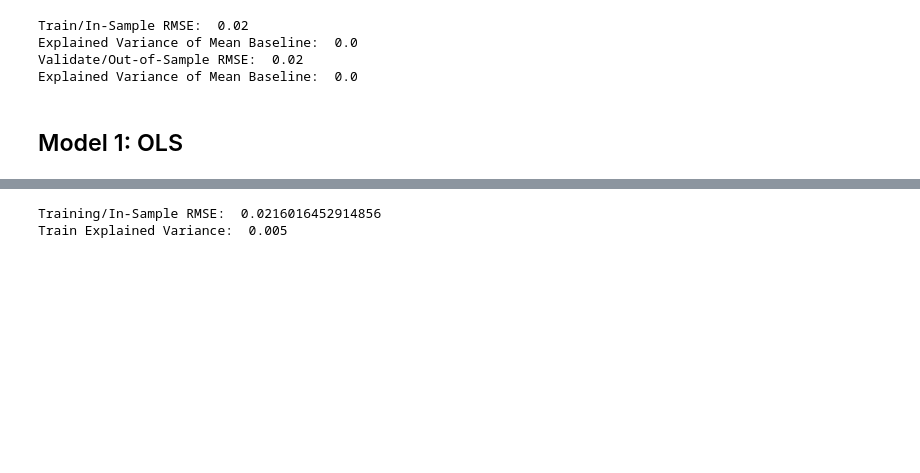
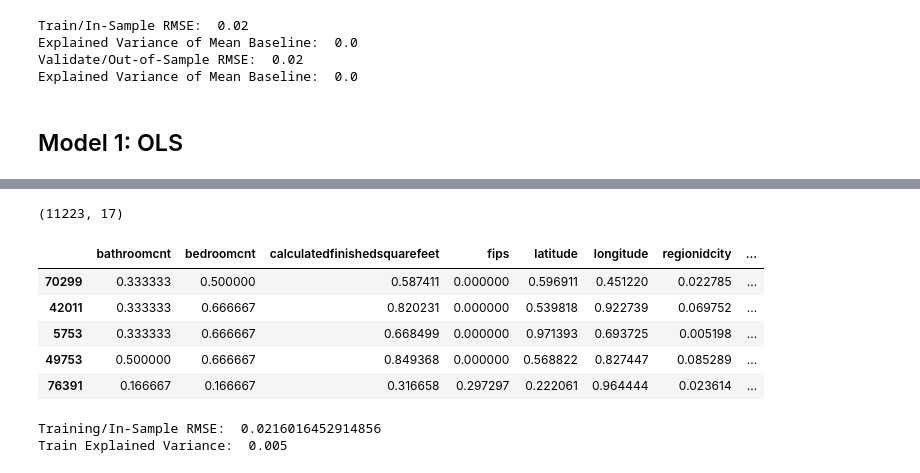
Before and after one commit to velasquez-wheeler/zillow_clustering_project, a Jupyter notebook: wheeler-explore.ipynb, the cells around one changed output, grey strips where cells are left out. Cells and saved outputs as stored; diff of their text form; code cells hidden in the pictures; blank space fills up the shorter version.

```diff
--- a/wheeler-explore.ipynb
+++ b/wheeler-explore.ipynb
@@ -862,3 +903,16 @@ Explained Variance of Mean Baseline:  0.0
+# %%
+X_validate.shape
+# %% [output]
+(11223, 17)
+# %%
+X_validate.head()
+# %% [output]
+|  | bathroomcnt | bedroomcnt | calculatedfinishedsquarefeet | fips | latitude | longitude | regionidcity | ... |
+| 70299 | 0.333333 | 0.500000 | 0.587411 | 0.000000 | 0.596911 | 0.451220 | 0.022785 | ... |
+| 42011 | 0.333333 | 0.666667 | 0.820231 | 0.000000 | 0.539818 | 0.922739 | 0.069752 | ... |
+| 5753 | 0.333333 | 0.666667 | 0.668499 | 0.000000 | 0.971393 | 0.693725 | 0.005198 | ... |
+| 49753 | 0.500000 | 0.666667 | 0.849368 | 0.000000 | 0.568822 | 0.827447 | 0.085289 | ... |
+| 76391 | 0.166667 | 0.166667 | 0.316658 | 0.297297 | 0.222061 | 0.964444 | 0.023614 | ... |
 # %%
 # Create model
 lm = LinearRegression(normalize=True,)
```
Also changed, not shown: parts of 15 cells of this notebook.
